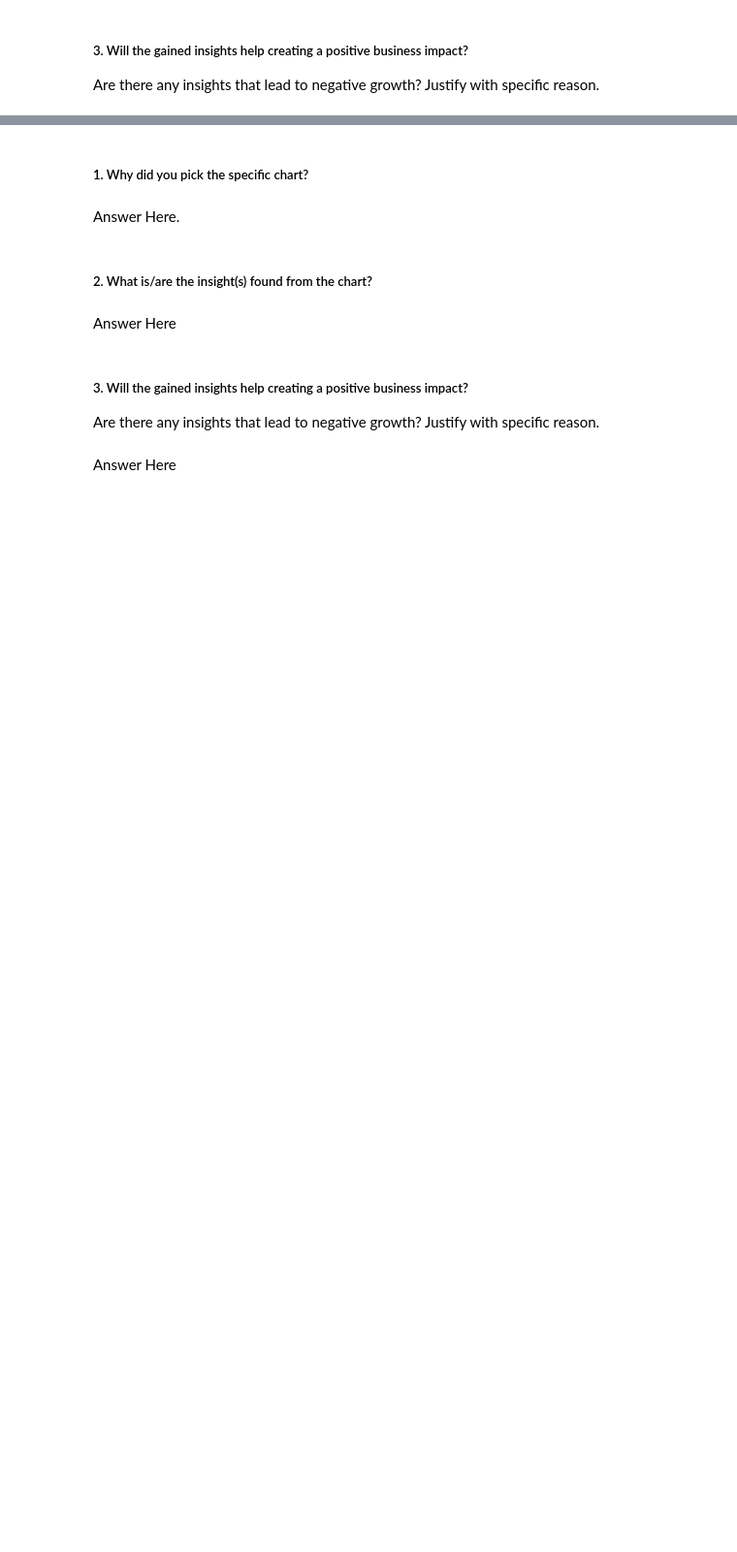
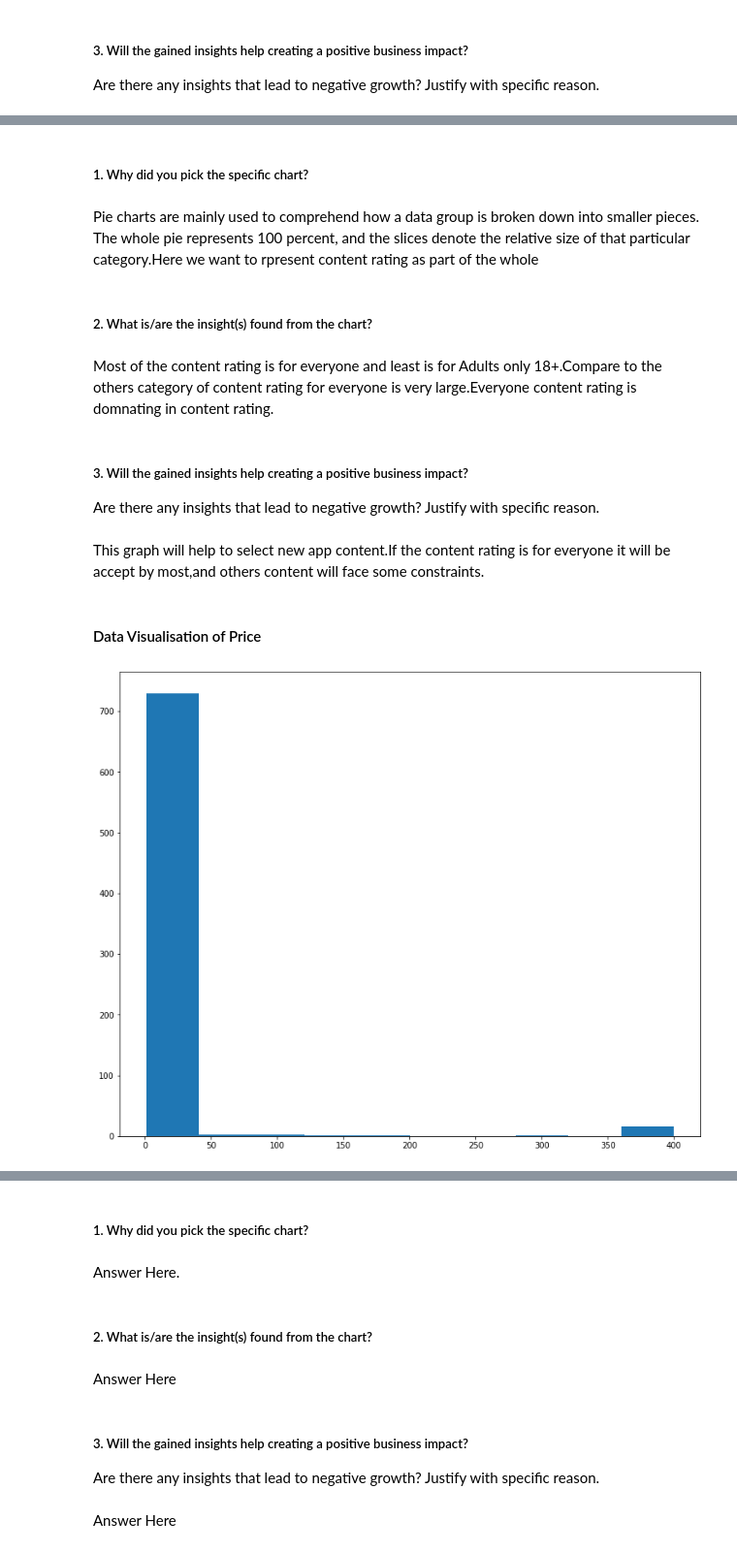
Before and after one commit to sabitendu/EDA-Capstone-Project-on-Play-Store-App-Review-Analysis, a Jupyter notebook: playstore_app_review_analysis.ipynb, the cells around one changed output, grey strips where cells are left out. Shown: that part at 97% size. Drawn from its saved outputs; the diff is of its cells as text; code cells hidden in the pictures; blank space fills up the shorter version.

```diff
--- a/playstore_app_review_analysis.ipynb
+++ b/playstore_app_review_analysis.ipynb
@@ -991,0 +1080,25 @@ Answer Here
+# %% [markdown]
+##### 1. Why did you pick the specific chart?
+# %% [markdown]
+Pie charts are mainly used to comprehend how a data group is broken down into smaller pieces. The whole pie represents 100 percent, and the slices denote the relative size of that particular category.Here we want to rpresent content rating as part of the whole
+# %% [markdown]
+##### 2. What is/are the insight(s) found from the chart?
+# %% [markdown]
+Most of the content rating is for everyone and least is for Adults only 18+.Compare to the others category of content rating for everyone is very large.Everyone content rating is domnating in content rating.
+# %% [markdown]
+##### 3. Will the gained insights help creating a positive business impact?
+Are there any insights that lead to negative growth? Justify with specific reason.
+# %% [markdown]
+This graph will help to select new app content.If the content rating is for everyone it will be accept by most,and others content will face some constraints.
+# %% [markdown]
+#### Data Visualisation of Price
+# %%
+# Chart - 4 visualization code
+df_paid=df_ps[df_ps['Type']=='Paid']
+fig=plt.figure(figsize=(10,8))
+
+ax=fig.add_axes([0,0,1,1])
+ax.hist(df_paid['Price'])
+plt.show()
+# %% [output]
+[figure, added]
```
Also changed, not shown: parts of 102 cells of this notebook.
